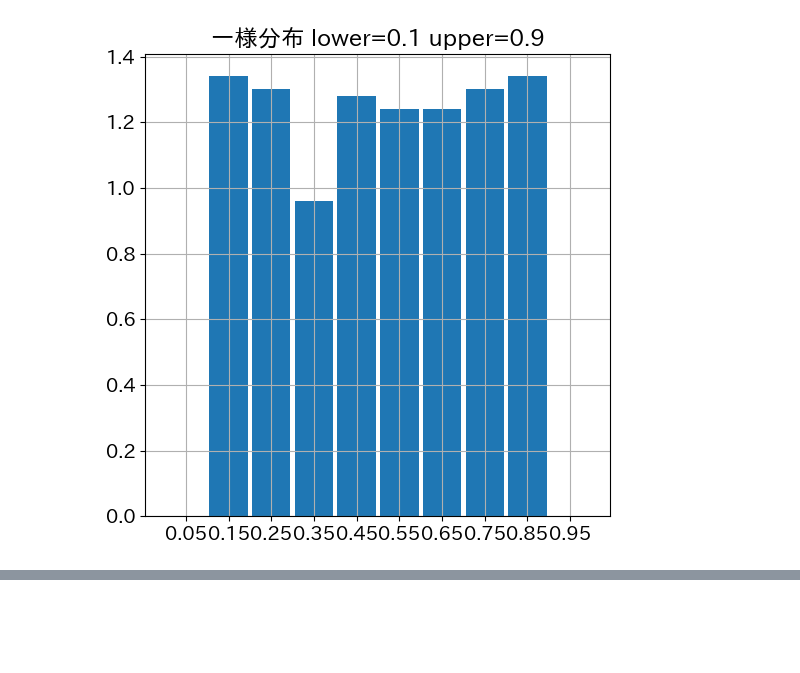
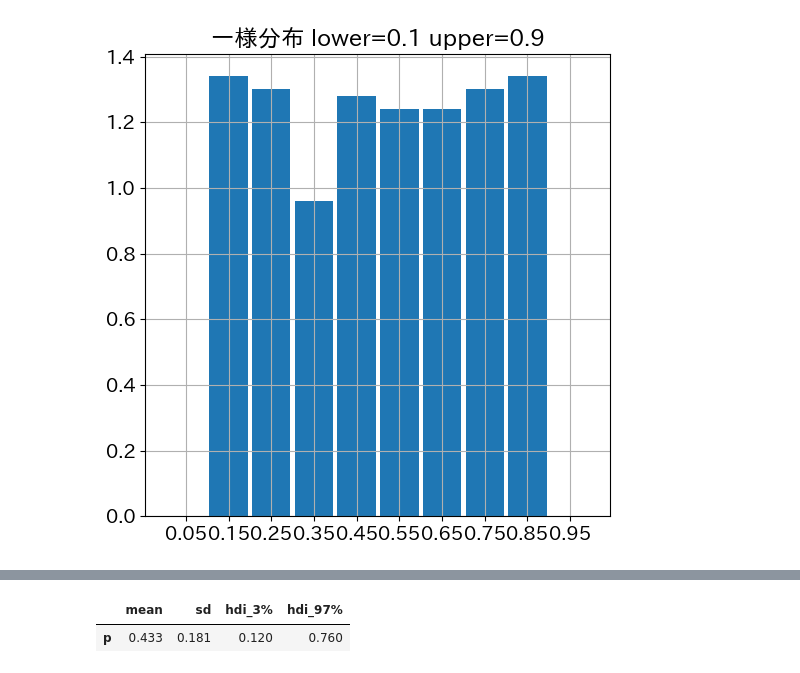
Before and after one commit to maton369/Bayesian_Inference_Practice, a Jupyter notebook: 2章_よく利用される確率分布.ipynb, the cells around one changed output, grey strips where cells are left out. Saved outputs shown, nothing was run; the diff lists cells and outputs as text; code cells hidden in the pictures; blank space fills up the shorter version.

```diff
--- a/2章_よく利用される確率分布.ipynb
+++ b/2章_よく利用される確率分布.ipynb
@@ -1536,0 +1879,69 @@ Text(0.5, 1.0, '一様分布 lower=0.1 upper=0.9')
+# %%
+# ベータ分布からの事前サンプル prior_samples8 に対する要約統計量を計算
+# prior_samples8 は、モデル
+#
+#   p ~ Beta(α, β)
+#
+# に対して pm.sample_prior_predictive で生成したサンプル群を InferenceData として
+# 保持しているオブジェクト。
+#
+# ここで az.summary(prior_samples8, kind='stats') を呼ぶことで、
+#   - 各変数（ここでは事前分布のパラメータ p）の
+#   - サンプルに基づく要約統計量（mean, sd, hdi など）
+# を一括で計算する。
+#
+# 理論的には、ベータ分布 Beta(α, β) のモーメントは
+#
+#   期待値（平均）:
+#     E[p] = α / (α + β)
+#
+#   分散:
+#     Var(p) = αβ / ((α + β)^2 (α + β + 1))
+#
+# であり、今回の α=3, β=4 の場合には
+#
+#   E[p] = 3 / (3 + 4) = 3/7 ≈ 0.4286
+#
+#   Var(p) = 3 * 4 / (7^2 * 8) = 12 / 392 = 3 / 98 ≈ 0.0306
+#
+#   SD(p) = sqrt(Var(p)) ≈ sqrt(0.0306) ≈ 0.1749
+#
+# となるはずである。
+#
+# az.summary で得られる
+#   - mean 列  → 標本平均 \hat{μ}
+#   - sd 列    → 標本標準偏差 \widehat{SD}
+# は、ベイズ的には
+#
+#   「事前分布からの有限サンプルで数値的に推定した E[p], SD(p)」
+#
+# とみなせるので、上の理論値（0.4286, 約 0.175）とどれくらい近いかを確認することで、
+#
+#   - サンプリング実装が理論と整合しているか
+#   - サンプル数が統計的に十分か（ばらつきがどれくらいあるか）
+#
+# といった観点をチェックできる。
+summary8 = az.summary(prior_samples8, kind="stats")
+
+# 事前サンプルの要約統計量を表形式で表示
+# display(summary8) によって、Jupyter 上で DataFrame の形で
+#   - mean（標本平均）
+#   - sd（標本標準偏差）
+#   - hdi_xx（高密度区間; Highest Density Interval）
+# などが確認できる。
+#
+# 特にこのケースでは、
+#   - mean が理論値 E[p] = 3/7 ≈ 0.4286 に近いか
+#   - sd が理論値 SD(p) ≈ 0.175 に近いか
+#   - hdi_3%, hdi_97% などの区間が「0〜1 の間で、0.4 付近を中心に適度な広がりを持っているか」
+# を見ることで、「Beta(3,4) という事前のイメージ（成功より失敗に少し重みを置いた分布）が
+# サンプルレベルでも再現されているか」を確認できる。
+#
+# ベイズモデリングの実務的な観点では、
+#   - 事前分布が想定外に“鋭すぎないか”（過度に情報的ではないか）
+#   - 逆に、あまりにも広すぎて解析上の意味が薄くなっていないか
+# といった点を、この種の要約統計と可視化（ヒストグラムなど）を組み合わせてチェックすることが重要になる。
+display(summary8)
+# %% [output]
+|  | mean | sd | hdi_3% | hdi_97% |
+| p | 0.433 | 0.181 | 0.120 | 0.760 |
```
Also changed, not shown: parts of 7 cells of this notebook.
